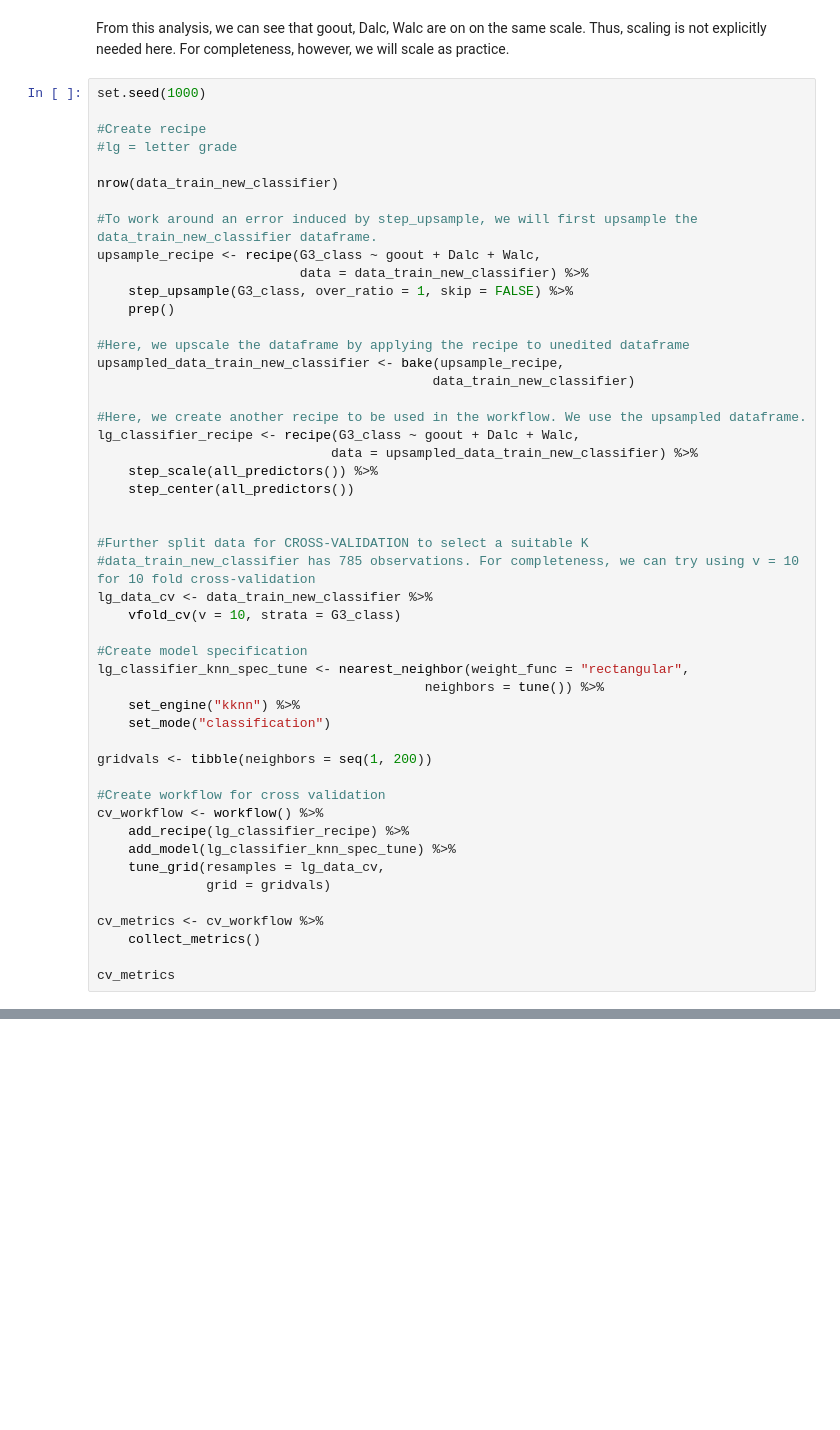
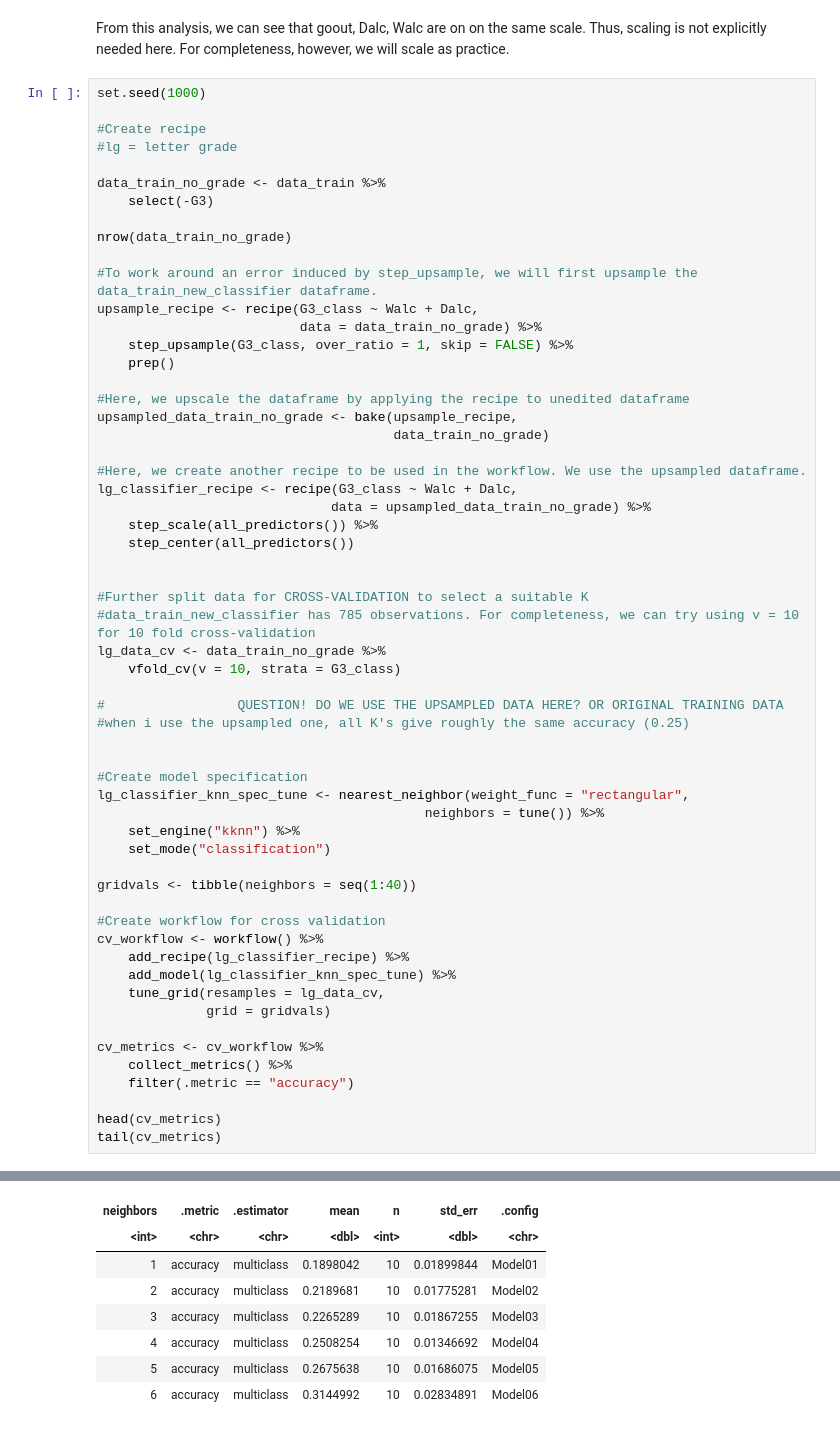
Before and after one commit to eto168/DSCI100_team24_project_proposal, a Jupyter notebook: Project-Report.ipynb, the cells around one changed output, grey strips where cells are left out. Saved outputs shown, nothing was run; the diff lists cells and outputs as text; blank space fills up the shorter version.

```diff
--- a/Project-Report.ipynb
+++ b/Project-Report.ipynb
@@ -289,29 +290,36 @@ set.seed(1000)
 #Create recipe
 #lg = letter grade
 
-nrow(data_train_new_classifier)
+data_train_no_grade <- data_train %>%
+    select(-G3)
+
+nrow(data_train_no_grade)
 
 #To work around an error induced by step_upsample, we will first upsample the data_train_new_classifier dataframe.
-upsample_recipe <- recipe(G3_class ~ goout + Dalc + Walc,
-                          data = data_train_new_classifier) %>%
+upsample_recipe <- recipe(G3_class ~ Walc + Dalc,
+                          data = data_train_no_grade) %>%
     step_upsample(G3_class, over_ratio = 1, skip = FALSE) %>%
     prep()
 
 #Here, we upscale the dataframe by applying the recipe to unedited dataframe
-upsampled_data_train_new_classifier <- bake(upsample_recipe,
-                                           data_train_new_classifier)
+upsampled_data_train_no_grade <- bake(upsample_recipe,
+                                      data_train_no_grade)
 
 #Here, we create another recipe to be used in the workflow. We use the upsampled dataframe.
-lg_classifier_recipe <- recipe(G3_class ~ goout + Dalc + Walc,
-                              data = upsampled_data_train_new_classifier) %>%
+lg_classifier_recipe <- recipe(G3_class ~ Walc + Dalc,
+                              data = upsampled_data_train_no_grade) %>%
     step_scale(all_predictors()) %>%
     step_center(all_predictors())
 
 
 #Further split data for CROSS-VALIDATION to select a suitable K
 #data_train_new_classifier has 785 observations. For completeness, we can try using v = 10 for 10 fold cross-validation
-lg_data_cv <- data_train_new_classifier %>%
+lg_data_cv <- data_train_no_grade %>%
     vfold_cv(v = 10, strata = G3_class)
+
+#                 QUESTION! DO WE USE THE UPSAMPLED DATA HERE? OR ORIGINAL TRAINING DATA
+#when i use the upsampled one, all K's give roughly the same accuracy (0.25)
+
 
 #Create model specification
 lg_classifier_knn_spec_tune <- nearest_neighbor(weight_func = "rectangular",
@@ -319,7 +327,7 @@ lg_classifier_knn_spec_tune <- nearest_neighbor(weight_func = "rectangular",
     set_engine("kknn") %>%
     set_mode("classification")
 
-gridvals <- tibble(neighbors = seq(1, 200))
+gridvals <- tibble(neighbors = seq(1:40))
 
 #Create workflow for cross validation
 cv_workflow <- workflow() %>%
@@ -329,6 +337,9 @@ cv_workflow <- workflow() %>%
               grid = gridvals)
 
 cv_metrics <- cv_workflow %>%
-    collect_metrics()
+    collect_metrics() %>%
+    filter(.metric == "accuracy")
 
-cv_metrics
+head(cv_metrics)
+tail(cv_metrics)
+# %% [output]
@@ -334,0 +348,8 @@ cv_metrics
+| neighbors | .metric | .estimator | mean | n | std_err | .config |
+| <int> | <chr> | <chr> | <dbl> | <int> | <dbl> | <chr> |
+| 1 | accuracy | multiclass | 0.1898042 | 10 | 0.01899844 | Model01 |
+| 2 | accuracy | multiclass | 0.2189681 | 10 | 0.01775281 | Model02 |
+| 3 | accuracy | multiclass | 0.2265289 | 10 | 0.01867255 | Model03 |
+| 4 | accuracy | multiclass | 0.2508254 | 10 | 0.01346692 | Model04 |
+| 5 | accuracy | multiclass | 0.2675638 | 10 | 0.01686075 | Model05 |
+| 6 | accuracy | multiclass | 0.3144992 | 10 | 0.02834891 | Model06 |
```
Also changed, not shown: parts of 19 cells of this notebook.
